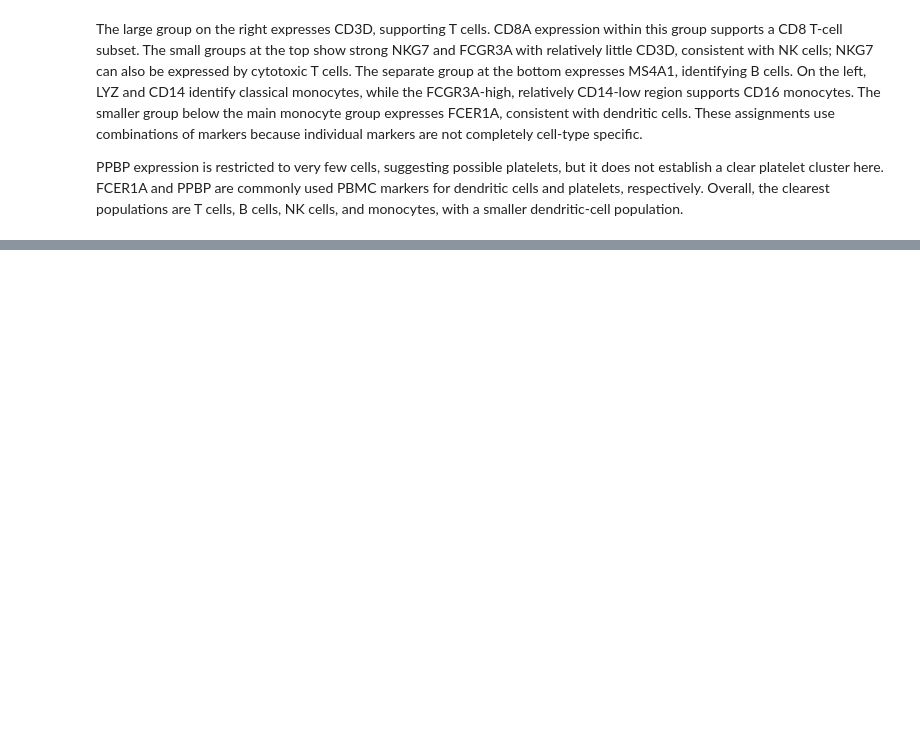
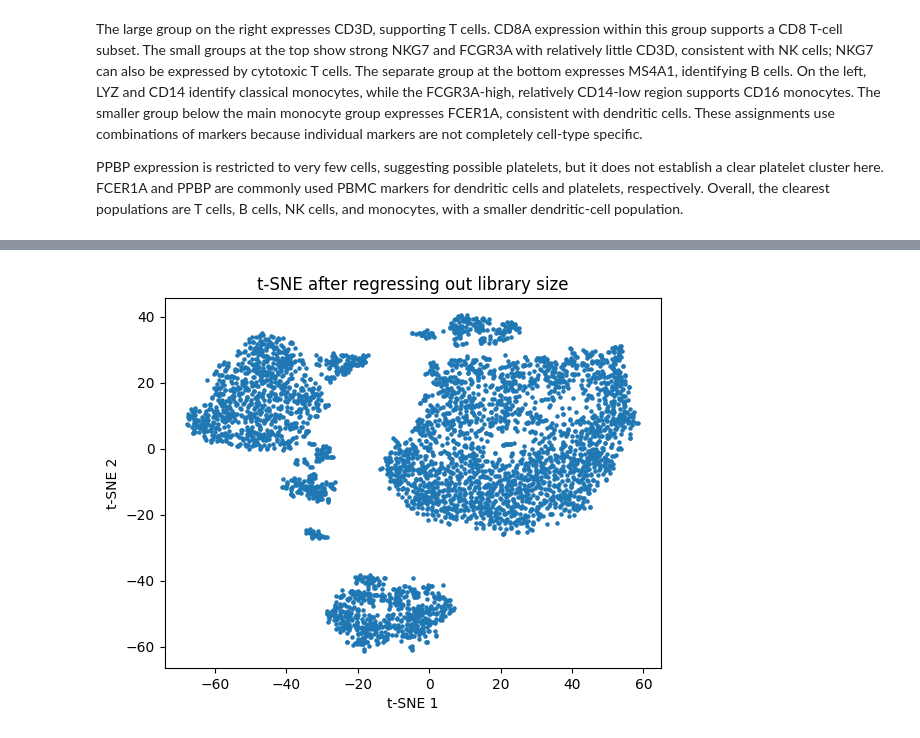
Before and after one commit to CharlotteZZh/BMCS-4480_HW1, a Jupyter notebook: BMCS_4480_HW1.ipynb, the cells around one changed output, grey strips where cells are left out. Cells and saved outputs as stored; diff of their text form; code cells hidden in the pictures; blank space fills up the shorter version.

```diff
--- a/BMCS_4480_HW1.ipynb
+++ b/BMCS_4480_HW1.ipynb
@@ -377,0 +491,22 @@ PPBP expression is restricted to very few cells, suggesting possible platelets,
+# %%
+# Redo Q2b -- t-SNE
+tsne_regressed = TSNE(
+    n_components=2,
+    random_state=42,
+    perplexity=30
+)
+
+X_tsne_regressed = tsne_regressed.fit_transform(X_hvg_cells)
+
+plt.scatter(
+    X_tsne_regressed[:, 0],
+    X_tsne_regressed[:, 1],
+    s=5
+)
+
+plt.xlabel("t-SNE 1")
+plt.ylabel("t-SNE 2")
+plt.title("t-SNE after regressing out library size")
+plt.show()
+# %% [output]
+[figure, added]
```
Also changed, not shown: parts of 12 cells of this notebook.
